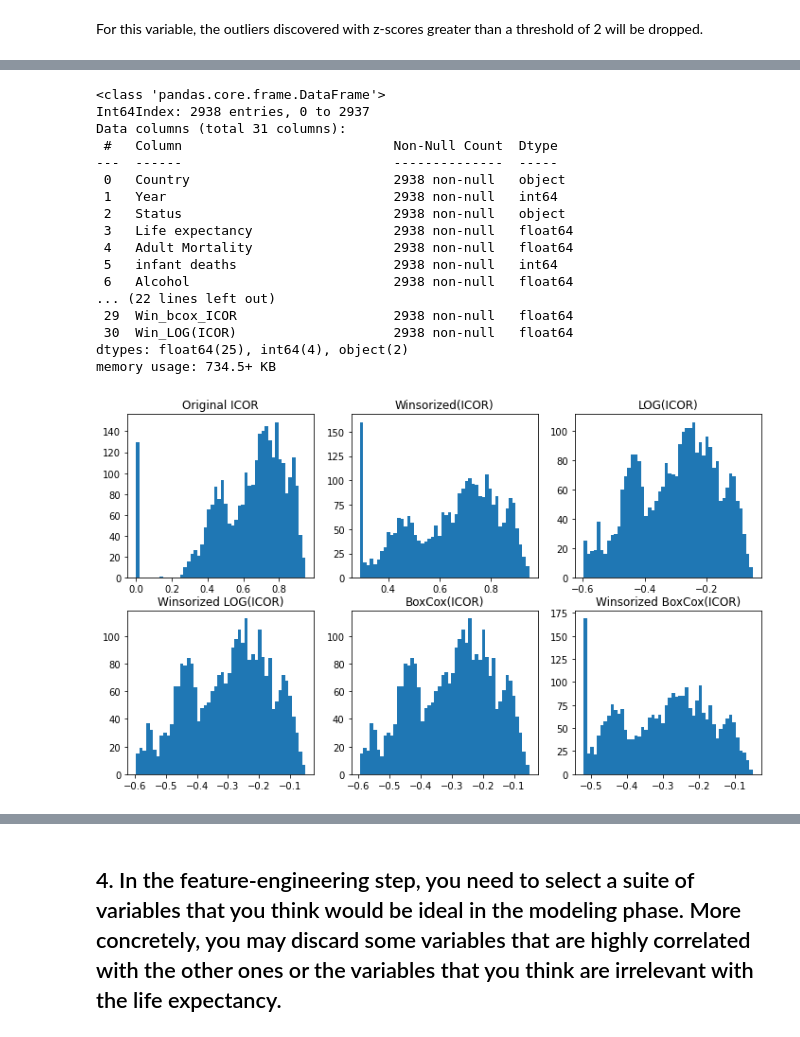
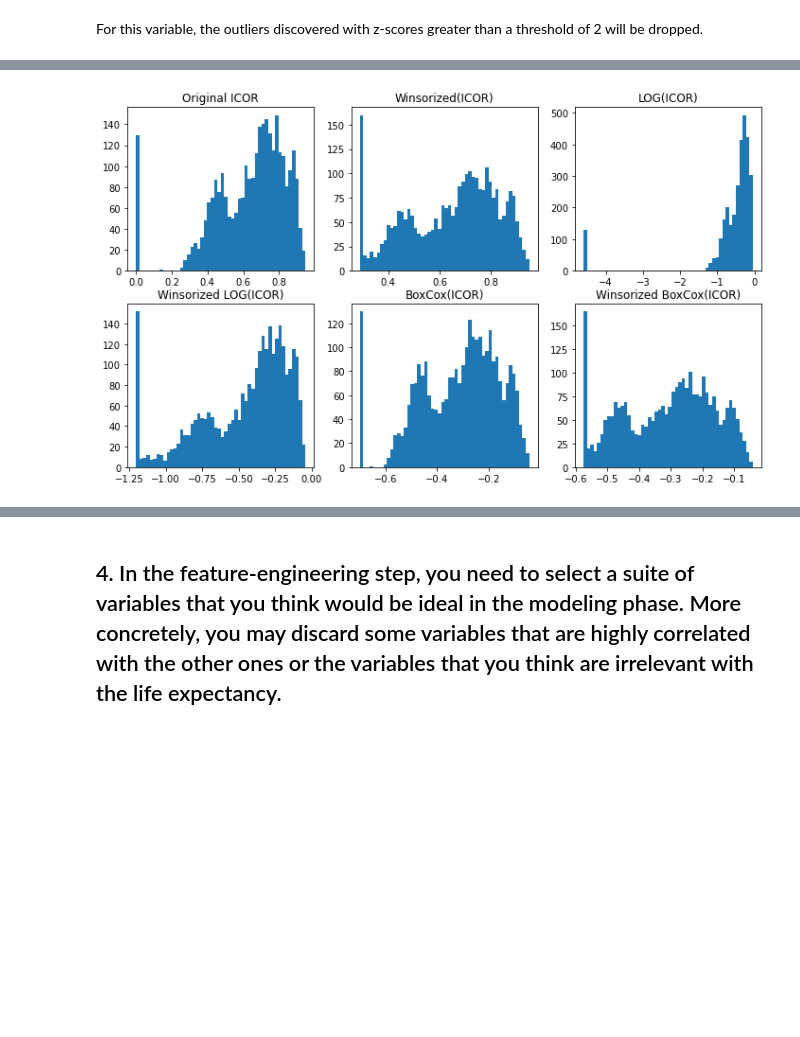
Before and after one commit to Ninjaneer1/theWorks, a Jupyter notebook: Challenge.ipynb, the cells around one changed output, grey strips where cells are left out. Drawn from its saved outputs; the diff is of its cells as text; code cells hidden in the pictures; blank space fills up the shorter version.

```diff
--- a/Challenge.ipynb
+++ b/Challenge.ipynb
@@ -205,0 +209,2 @@ dtype: float64
+# %%
+df2["LOG(Population)"] = np.log(df2[p])
@@ -209,28 +216,28 @@ plt.subplot(231)
 plt.hist(x=df2["Life expectancy "], bins=30)
 plt.title("Original Life Expectancy")
 
-df2["LOG(Life Expectancy)"] = np.log(df2["Life expectancy "])
+df2["LOG(LifeEx)"] = np.log(df2["Life expectancy "])
 
 plt.subplot(232)
-plt.hist(x=np.log(df2["Life expectancy "]), bins=30)
+plt.hist(x=df2["LOG(LifeEx)"], bins=30)
 plt.title("LOG(Life Expectancy)")
 
-df2["Win_LOG(Life Expectancy)"] = winsorize(df2["LOG(Life Expectancy)"], (0.05, 0.05))
+df2["Win_LOG(LifeEx)"] = winsorize(df2["LOG(LifeEx)"], (0.025, 0.025))
 
 plt.subplot(233)
-plt.hist(x=np.log(df2["Life expectancy "]), bins=30)
+plt.hist(x=df2["Win_LOG(LifeEx)"], bins=30)
 plt.title("Winsorized LOG(Life Expectancy)")
 
-df2["LifeEx_boxcox"], _ = boxcox(df2["Life expectancy "])
+df2["BOXCOX(LifeEx)"], _ = boxcox(df2["Life expectancy "])
 
 plt.subplot(234)
-plt.hist(x=df2["LifeEx_boxcox"], bins=30)
+plt.hist(x=df2["BOXCOX(LifeEx)"], bins=30)
 plt.title("BoxCox(Life Expectancy)")
 
-df2["Win_boxcox(LifeEx)"] = winsorize(df2["LifeEx_boxcox"], (0.02, 0.0))
+df2["Win_BOXCOX(LifeEx)"] = winsorize(df2["BOXCOX(LifeEx)"], (0.02, 0.0))
 
 plt.subplot(235)
-plt.hist(x=df2["Win_boxcox(LifeEx)"], bins=30)
+plt.hist(x=df2["Win_BOXCOX(LifeEx)"], bins=30)
 plt.title("Winsorized BoxCox(Life Expectancy)")
 plt.show()
 # %% [output]
@@ -470,75 +488,44 @@ max         0.94800
 Name: Income composition of resources, dtype: float64
 [interactive output not drawn]
 # %%
-df2_2["LOG(ICOR)"] = df2_2["Income composition of resources"].apply(
-    lambda x: x
-    if x > 0.0000
-    else random.choice(
-        np.multiply(
-            list(
-                chain(
-                    range(1, 80, 10),
-                    range(80, 140, 7),
-                    range(140, 190, 5),
-                    range(180, 215, 3),
-                    range(215, 235, 2),
-                    range(235, 250, 2),
-                )
-            ),
-            0.001,
-        )
-    )
+# shift the data by min_value + 0.1 to elminate value >= 0  and allow for Log transform
+# data will need to be shifted back during post hoc analysis
+
+df2_2["BoxCox(ICOR)"], _ = boxcox(
+    df2_2["Income composition of resources"].apply(lambda x: x + 0.01)
 )
 
-df2_2["LOG(ICOR)"], _ = boxcox(x=df2_2["LOG(ICOR)"])
+df2_2["BoxCox(ICOR)"] = pd.to_numeric(df2_2["BoxCox(ICOR)"], errors="coerce")
 
-# for i in range(0, 2773):
-#     df2_2.iat[i, 26] = ICOR_boxcox[i]
-
+df2_2["LOG(ICOR)"] = np.log(
+    df2_2["Income composition of resources"].apply(lambda x: x + 0.01)
+)
 df2_2["LOG(ICOR)"] = pd.to_numeric(df2_2["LOG(ICOR)"], errors="coerce")
-df2_2.info()
 
 df2_2["winsor_ICOR"] = winsorize(df2_2["Income composition of resources"], (0.05, 0.0))
-df2_2["Win_bcox_ICOR"] = winsorize(df2_2["BoxCox_ICOR"], (0.05, 0.0))
+df2_2["Win_bcox_ICOR"] = winsorize(df2_2["BoxCox(ICOR)"], (0.05, 0.0))
 df2_2["Win_LOG(ICOR)"] = winsorize(df2_2["LOG(ICOR)"], (0.05, 0.0))
 
 plt.figure(figsize=(12, 7))
 plt.subplot(231)
 plt.hist(x=df2_2["Income composition of resources"], bins=50)
 plt.title("Original ICOR")
 plt.subplot(232)
 plt.hist(x=df2_2["winsor_ICOR"], bins=50)
 plt.title("Winsorized(ICOR)")
 plt.subplot(233)
 plt.hist(x=df2_2["LOG(ICOR)"], bins=50)
 plt.title("LOG(ICOR)")
 plt.subplot(234)
-plt.hist(x=df2_2["BoxCox_ICOR"], bins=50)
+plt.hist(x=df2_2["Win_LOG(ICOR)"], bins=50)
 plt.title("Winsorized LOG(ICOR)")
 plt.subplot(235)
-plt.hist(x=df2_2["BoxCox_ICOR"], bins=50)
+plt.hist(x=df2_2["BoxCox(ICOR)"], bins=50)
 plt.title("BoxCox(ICOR)")
 plt.subplot(236)
 plt.hist(x=df2_2["Win_bcox_ICOR"], bins=50)
 plt.title("Winsorized BoxCox(ICOR)")
 plt.show()
 # %% [output]
-<class 'pandas.core.frame.DataFrame'>
-Int64Index: 2938 entries, 0 to 2937
-Data columns (total 31 columns):
- #   Column                           Non-Null Count  Dtype
----  ------                           --------------  -----
- 0   Country                          2938 non-null   object
- 1   Year                             2938 non-null   int64
- 2   Status                           2938 non-null   object
- 3   Life expectancy                  2938 non-null   float64
- 4   Adult Mortality                  2938 non-null   float64
- 5   infant deaths                    2938 non-null   int64
- 6   Alcohol                          2938 non-null   float64
-... (22 lines left out)
- 29  Win_bcox_ICOR                    2938 non-null   float64
- 30  Win_LOG(ICOR)                    2938 non-null   float64
-dtypes: float64(25), int64(4), object(2)
-memory usage: 734.5+ KB
-[figure, old version]
+[figure, new version]
 [interactive output not drawn]
```
Also changed, not shown: parts of 23 cells of this notebook, 2 other files.
